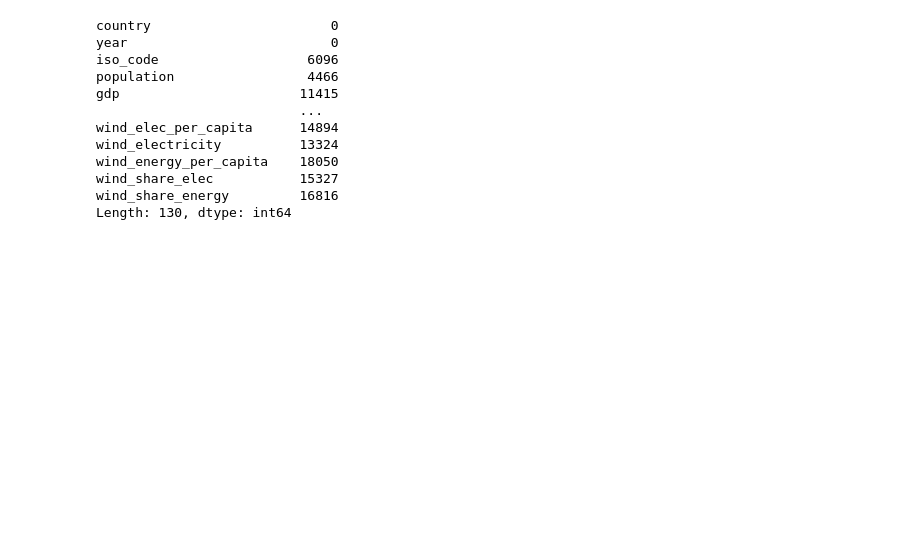
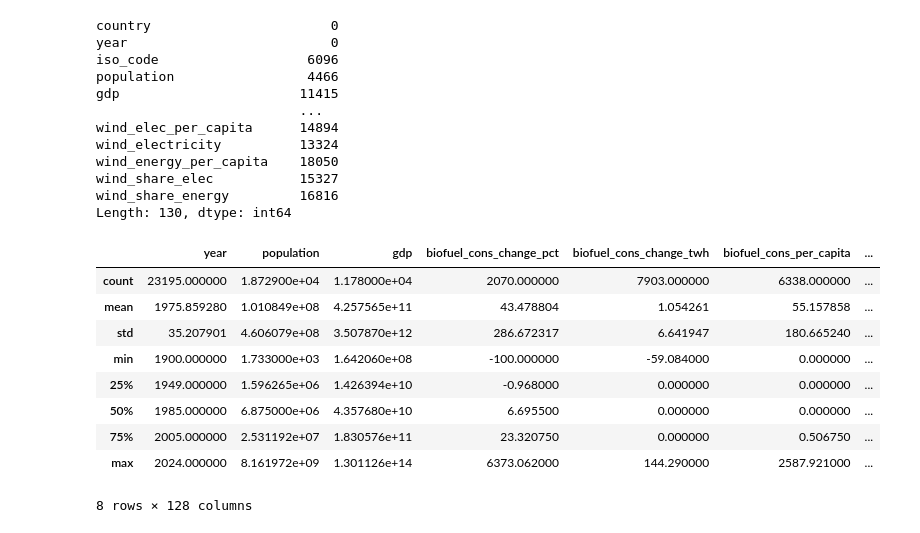
Before and after one commit to MichalG315/AWDP_Project, a Jupyter notebook: notebooks/main.ipynb, the cells around one changed output. Drawn from its saved outputs; the diff is of its cells as text; code cells hidden in the pictures; blank space fills up the shorter version.

```diff
--- a/notebooks/main.ipynb
+++ b/notebooks/main.ipynb
@@ -33,3 +33,17 @@ wind_energy_per_capita    18050
 wind_share_elec           15327
 wind_share_energy         16816
 Length: 130, dtype: int64
+# %%
+# Displaying basic statistics of the dataset
+data.describe()
+# %% [output]
+|  | year | population | gdp | biofuel_cons_change_pct | biofuel_cons_change_twh | biofuel_cons_per_capita | ... |
+| count | 23195.000000 | 1.872900e+04 | 1.178000e+04 | 2070.000000 | 7903.000000 | 6338.000000 | ... |
+| mean | 1975.859280 | 1.010849e+08 | 4.257565e+11 | 43.478804 | 1.054261 | 55.157858 | ... |
+| std | 35.207901 | 4.606079e+08 | 3.507870e+12 | 286.672317 | 6.641947 | 180.665240 | ... |
+| min | 1900.000000 | 1.733000e+03 | 1.642060e+08 | -100.000000 | -59.084000 | 0.000000 | ... |
+| 25% | 1949.000000 | 1.596265e+06 | 1.426394e+10 | -0.968000 | 0.000000 | 0.000000 | ... |
+| 50% | 1985.000000 | 6.875000e+06 | 4.357680e+10 | 6.695500 | 0.000000 | 0.000000 | ... |
+| 75% | 2005.000000 | 2.531192e+07 | 1.830576e+11 | 23.320750 | 0.000000 | 0.506750 | ... |
+| max | 2024.000000 | 8.161972e+09 | 1.301126e+14 | 6373.062000 | 144.290000 | 2587.921000 | ... |
+8 rows × 128 columns
```
Also changed, not shown: parts of 4 cells of this notebook.
